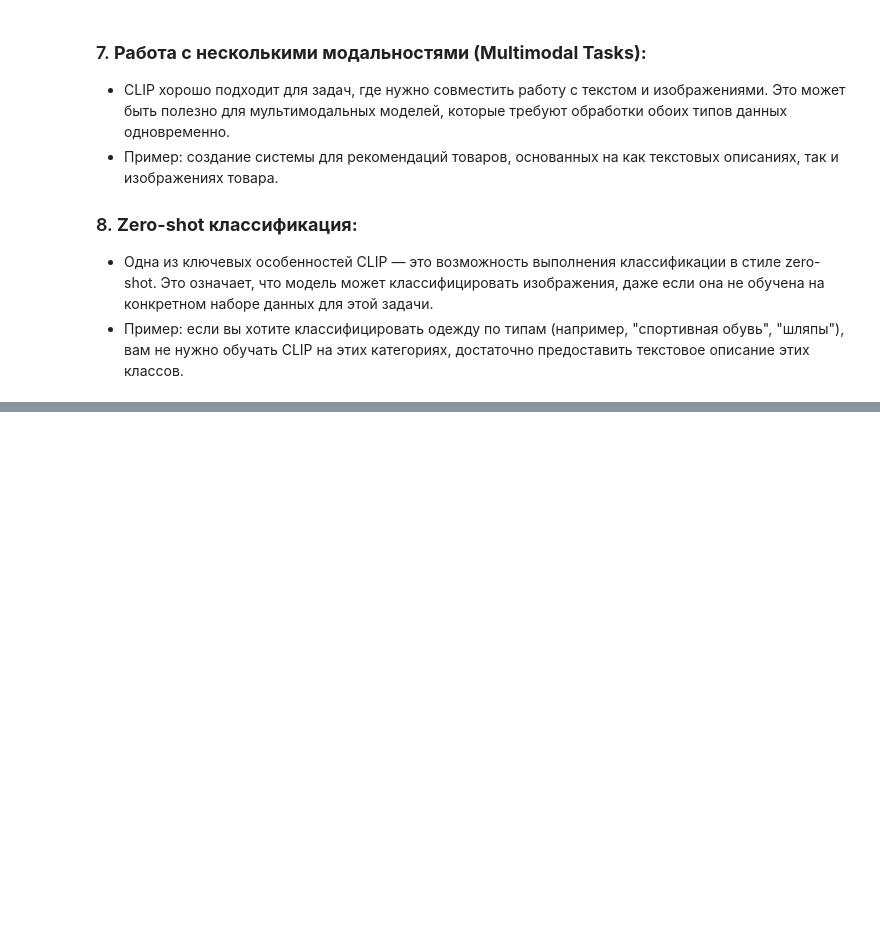
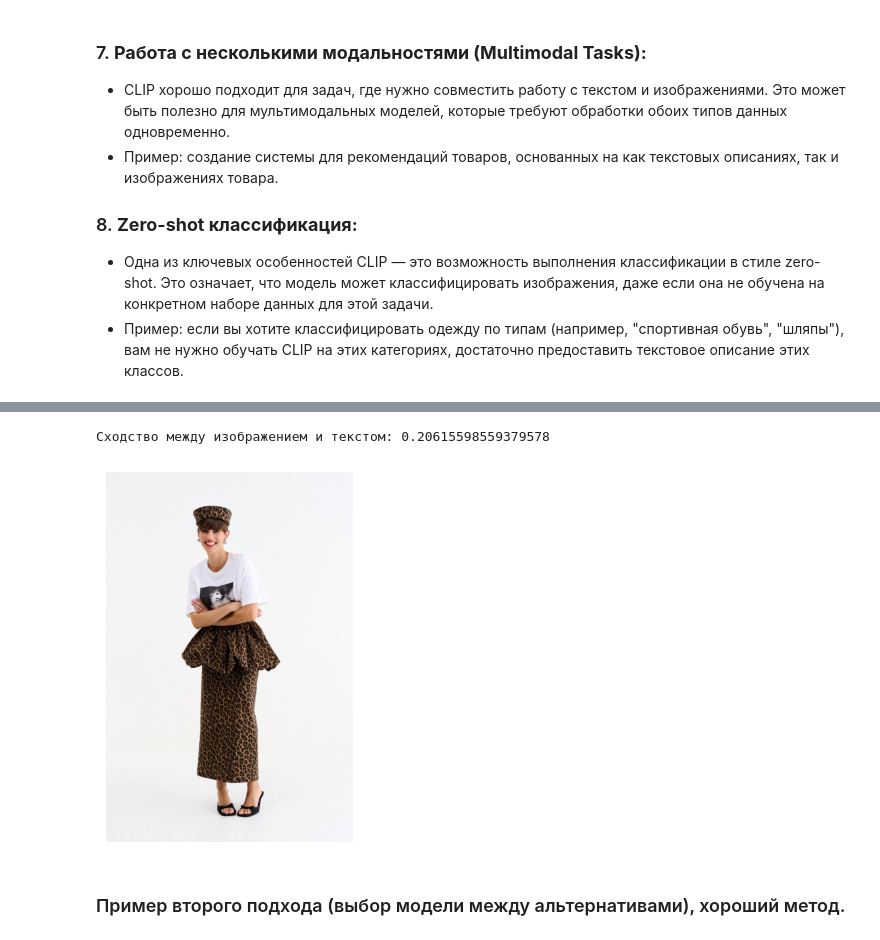
Before and after one commit to dimi3tru/parser_tg_inst, a Jupyter notebook: clip_test.ipynb, the cells around one changed output, grey strips where cells are left out. Saved outputs shown, nothing was run; the diff lists cells and outputs as text; code cells hidden in the pictures; blank space fills up the shorter version.

```diff
--- a/clip_test.ipynb
+++ b/clip_test.ipynb
@@ -75,0 +74,28 @@ plt.show()
+# %%
+# Пример изображения и текста
+image_path = r"parsing\telegram_parser\data\mariannaeliseeva\media\2492.jpg"  # Путь к изображению
+image = Image.open(image_path)
+text = "Is clothes"  # Текстовое описание
+
+# Подготовка данных для модели
+inputs = clip_large_processor(text=[text], images=image, return_tensors="pt", padding=True)
+
+# Прогон через модель
+outputs = clip_large_model(**inputs)
+
+# Извлечение эмбеддингов изображения и текста
+image_embeds = outputs.image_embeds
+text_embeds = outputs.text_embeds
+
+# Косинусное сходство между изображением и текстом
+similarity = torch.cosine_similarity(image_embeds, text_embeds)
+print(f"Сходство между изображением и текстом: {similarity.item()}")
+
+plt.imshow(image)
+plt.axis('off')
+plt.show()
+# %% [output]
+Сходство между изображением и текстом: 0.20615598559379578
+[figure, added]
+# %% [markdown]
+### Пример второго подхода (выбор модели между альтернативами), хороший метод.
```
Also changed, not shown: parts of 10 cells of this notebook, 3 other files.
